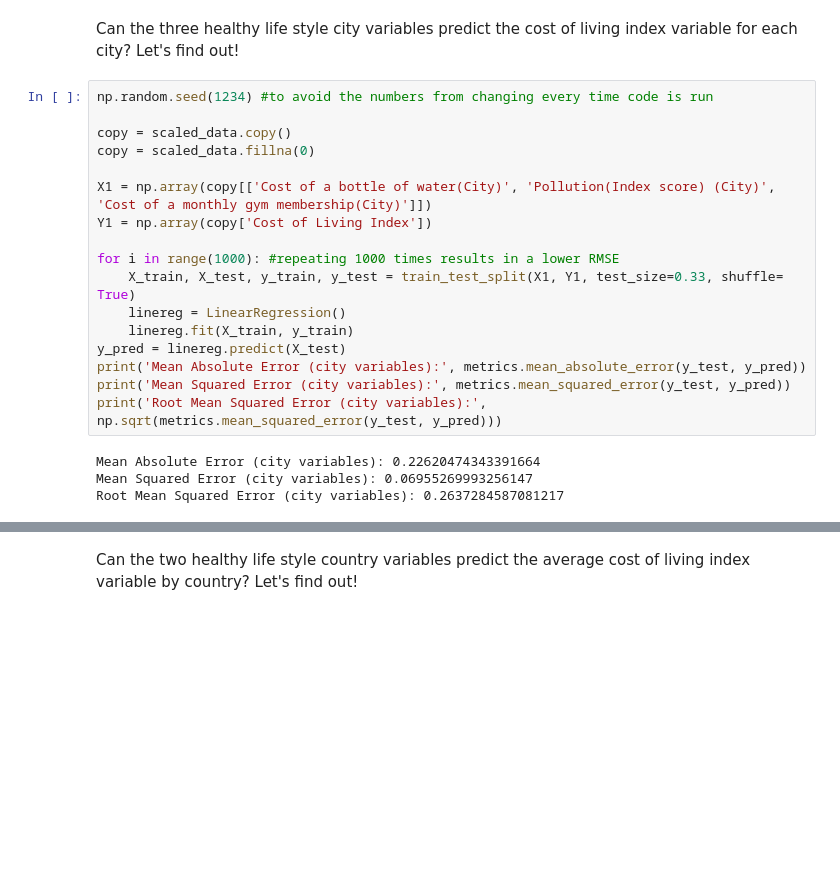
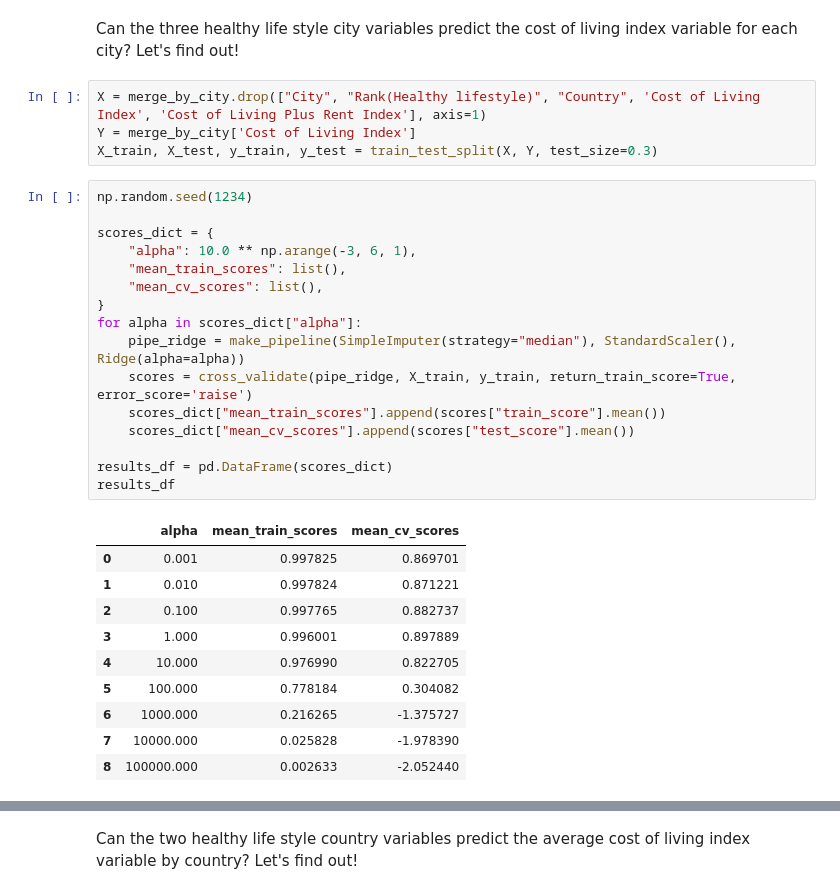
Before and after one commit to missarah96/Cities_and_Lifestyle_Analysis, a Jupyter notebook: analysis.ipynb, the cells around one changed output, grey strips where cells are left out. Cells and saved outputs as stored; diff of their text form; blank space fills up the shorter version.

```diff
--- a/analysis.ipynb
+++ b/analysis.ipynb
@@ -267,24 +267,34 @@ Unfortunately, there is no correlation between the third variable - Obesity leve
 ### Machine Learning - Multiple Linear Regression ###
 # %% [markdown]
 Can the three healthy life style city variables  predict the cost of living index variable for each city? Let's find out!
-# %%
-np.random.seed(1234) #to avoid the numbers from changing every time code is run
-
-copy = scaled_data.copy()
-copy = scaled_data.fillna(0)
-
-X1 = np.array(copy[['Cost of a bottle of water(City)', 'Pollution(Index score) (City)', 'Cost of a monthly gym membership(City)']])
-Y1 = np.array(copy['Cost of Living Index'])
-
-for i in range(1000): #repeating 1000 times results in a lower RMSE
-    X_train, X_test, y_train, y_test = train_test_split(X1, Y1, test_size=0.33, shuffle= True)
-    linereg = LinearRegression()
-    linereg.fit(X_train, y_train)
-y_pred = linereg.predict(X_test)
-print('Mean Absolute Error (city variables):', metrics.mean_absolute_error(y_test, y_pred))
-print('Mean Squared Error (city variables):', metrics.mean_squared_error(y_test, y_pred))
-print('Root Mean Squared Error (city variables):', np.sqrt(metrics.mean_squared_error(y_test, y_pred)))
-# %% [output]
-Mean Absolute Error (city variables): 0.22620474343391664
-Mean Squared Error (city variables): 0.06955269993256147
-Root Mean Squared Error (city variables): 0.2637284587081217
+# %%
+X = merge_by_city.drop(["City", "Rank(Healthy lifestyle)", "Country", 'Cost of Living Index', 'Cost of Living Plus Rent Index'], axis=1)
+Y = merge_by_city['Cost of Living Index']
+X_train, X_test, y_train, y_test = train_test_split(X, Y, test_size=0.3)
+# %%
+np.random.seed(1234)
+
+scores_dict = {
+    "alpha": 10.0 ** np.arange(-3, 6, 1),
+    "mean_train_scores": list(),
+    "mean_cv_scores": list(),
+}
+for alpha in scores_dict["alpha"]:
+    pipe_ridge = make_pipeline(SimpleImputer(strategy="median"), StandardScaler(), Ridge(alpha=alpha))
+    scores = cross_validate(pipe_ridge, X_train, y_train, return_train_score=True, error_score='raise')
+    scores_dict["mean_train_scores"].append(scores["train_score"].mean())
+    scores_dict["mean_cv_scores"].append(scores["test_score"].mean())
+
+results_df = pd.DataFrame(scores_dict)
+results_df
+# %% [output]
+|  | alpha | mean_train_scores | mean_cv_scores |
+| 0 | 0.001 | 0.997825 | 0.869701 |
+| 1 | 0.010 | 0.997824 | 0.871221 |
+| 2 | 0.100 | 0.997765 | 0.882737 |
+| 3 | 1.000 | 0.996001 | 0.897889 |
+| 4 | 10.000 | 0.976990 | 0.822705 |
+| 5 | 100.000 | 0.778184 | 0.304082 |
+| 6 | 1000.000 | 0.216265 | -1.375727 |
+| 7 | 10000.000 | 0.025828 | -1.978390 |
+| 8 | 100000.000 | 0.002633 | -2.052440 |
```
Also changed, not shown: parts of 13 cells of this notebook, 2 other files.
